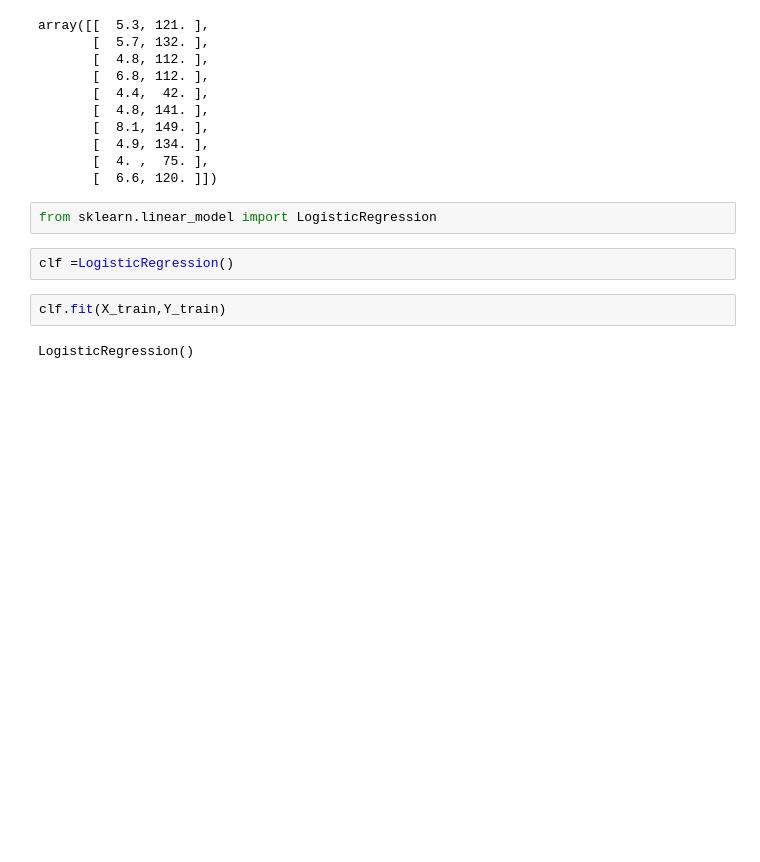
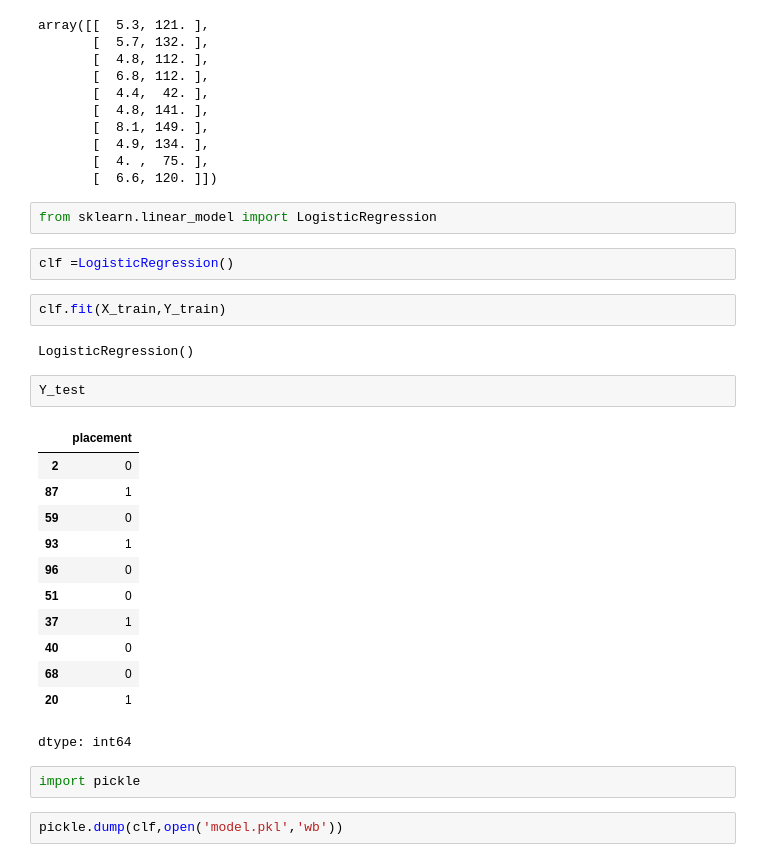
Before and after one commit to hetpatel1812/MachineLearning-Track, a Jupyter notebook: Day_9/placement_model.ipynb, the cells around one changed output. Saved outputs shown, nothing was run; the diff lists cells and outputs as text; blank space fills up the shorter version.

```diff
--- a/Day_9/placement_model.ipynb
+++ b/Day_9/placement_model.ipynb
@@ -161,3 +161,22 @@ clf =LogisticRegression()
 clf.fit(X_train,Y_train)
 # %% [output]
 LogisticRegression()
+# %%
+Y_test
+# %% [output]
+|  | placement |
+| 2 | 0 |
+| 87 | 1 |
+| 59 | 0 |
+| 93 | 1 |
+| 96 | 0 |
+| 51 | 0 |
+| 37 | 1 |
+| 40 | 0 |
+| 68 | 0 |
+| 20 | 1 |
+dtype: int64
+# %%
+import pickle
+# %%
+pickle.dump(clf,open('model.pkl','wb'))
```
